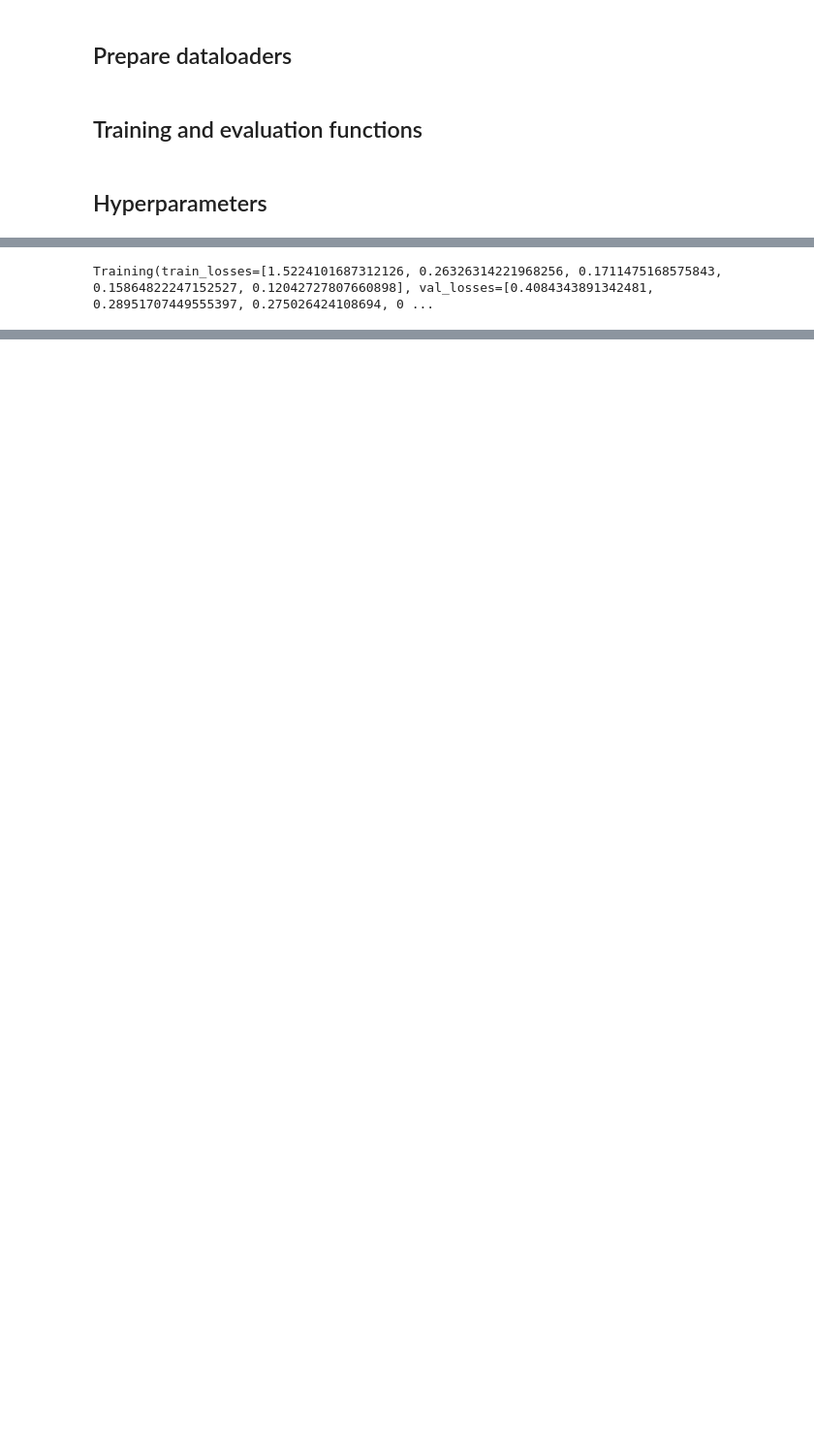
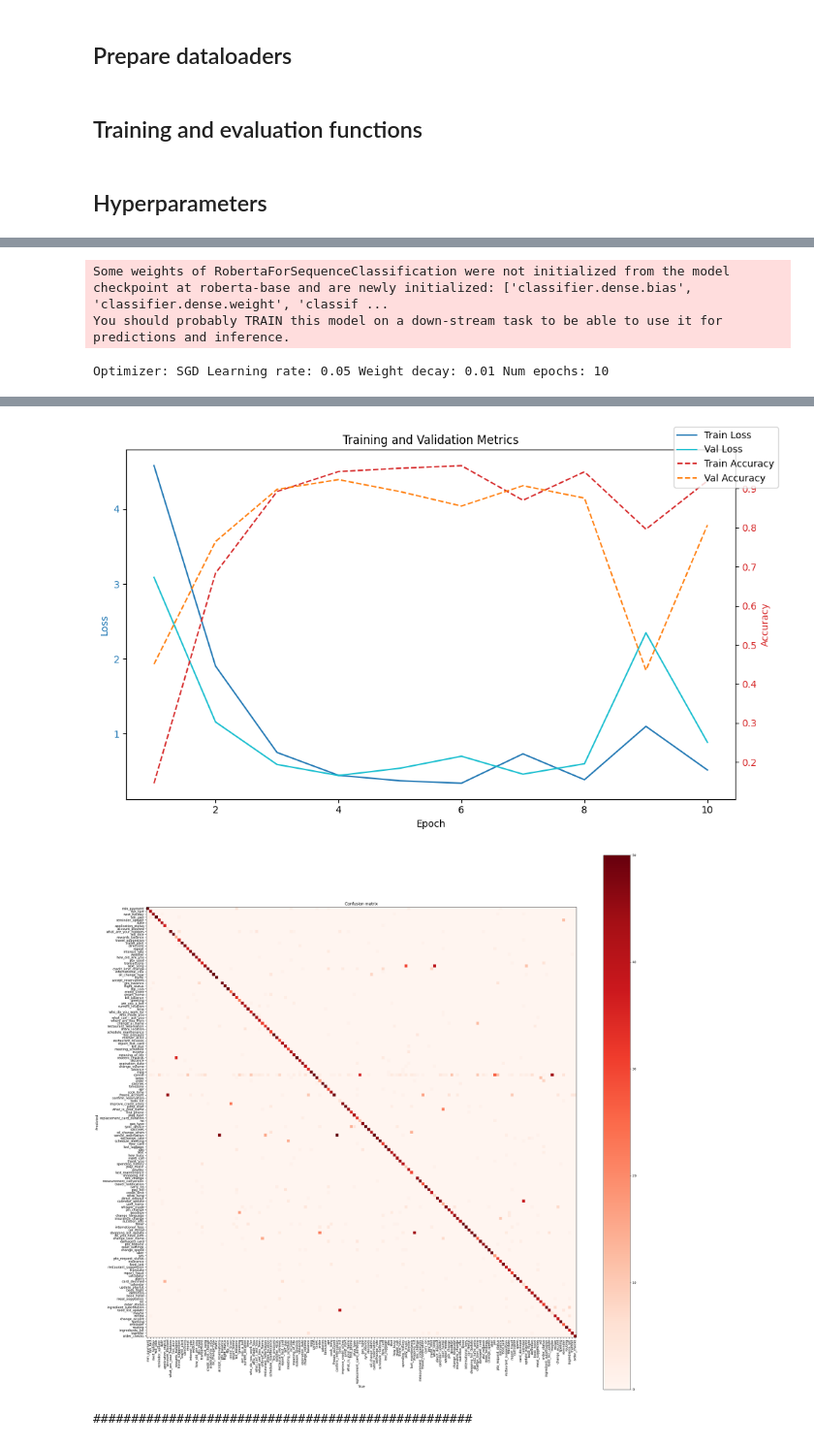
Before and after one commit to rombirli/optiml-text-classification, a Jupyter notebook: main.ipynb, the cells around one changed output, grey strips where cells are left out. Shown at 97% size. Saved outputs shown, nothing was run; the diff lists cells and outputs as text; code cells hidden in the pictures; blank space fills up the shorter version.

Commit message:
added loop that tries different optimizers

```diff
--- a/main.ipynb
+++ b/main.ipynb
@@ -208,6 +210,6 @@ val_dataloader = DataLoader(val_tokenized, batch_size=8, shuffle=False)
 # %%
 test_tokenized = prepare_dataset(test_dataset)
-test_dataloader = DataLoader(test_tokenized, batch_size=8, shuffle=False)
+test_dataloader = DataLoader(test_tokenized, batch_size=128, shuffle=False)
 # %% [markdown]
 ## Training and evaluation functions
 # %%
@@ -304,7 +325,13 @@ def plot_confusion_matrix(confusion_matrix):
     plt.show()
 # %% [markdown]
 ## Hyperparameters
+# %%
+@dataclass
+class TrainingConfig:
+    optimizer: '(params, lr, weight_decay) -> Optimizer'
+    num_epochs: int
+    learning_rate: float
+    weight_decay: float
 # %%
-num_epochs = 5
-learning_rate = 5e-5
-_optimizer = optim.AdamW
+num_epochs = 10
+weight_decay = 1e-2
@@ -313,12 +362,43 @@ _optimizer = optim.AdamW
-# %%
-optimizer = _optimizer(model.parameters(), lr=learning_rate)
 # %%
-training = train(model=model,
-                 train_dataloader=train_dataloader,
-                 val_dataloader=val_dataloader,
-                 optimizer=optimizer,
-                 scheduler=None,
-                 num_epochs=num_epochs)
-training
+for opt_name, config in configs.items():
+    # set seed for reproducibility
+    seed_everything(seed)
+
+    # reload the original model
+    model = RobertaForSequenceClassification.from_pretrained(model_name, num_labels=num_labels).to(device)
+
+    optimizer = config.optimizer(model.parameters(), lr=config.learning_rate, weight_decay=config.weight_decay)
+
+    print(f'Optimizer: {opt_name}', 'Learning rate:', config.learning_rate, 'Weight decay:', config.weight_decay, 'Num epochs:', config.num_epochs)
+
+    training = train(model=model,
+                     train_dataloader=train_dataloader,
+                     val_dataloader=val_dataloader,
+                     optimizer=optimizer,
+                     scheduler=None,
+                     num_epochs=config.num_epochs)
+
+    evaluation = evaluate(model, test_dataloader)
+
+    print(f'Validation accuracy: {evaluation.accuracy}')
+    print(f'Validation loss: {evaluation.loss}')
+
+    plot_training(training)
+    plot_confusion_matrix(evaluation.confusion_matrix)
+
+    # save the model
+    torch.save(model.state_dict(), f'roberta_{opt_name}.pt')
+
+    # release the memory
+    del model
+    del optimizer
+    del training
+    del evaluation
+    gc.collect()
+    torch.cuda.empty_cache()
+
+    print('#' * 50)
 # %% [output]
-Training(train_losses=[1.5224101687312126, 0.26326314221968256, 0.1711475168575843, 0.15864822247152527, 0.12042727807660898], val_losses=[0.4084343891342481, 0.28951707449555397, 0.275026424108694, 0 ...
+Some weights of RobertaForSequenceClassification were not initialized from the model checkpoint at roberta-base and are newly initialized: ['classifier.dense.bias', 'classifier.dense.weight', 'classif ...
+You should probably TRAIN this model on a down-stream task to be able to use it for predictions and inference.
+Optimizer: SGD Learning rate: 0.05 Weight decay: 0.01 Num epochs: 10
@@ -324,0 +407,3 @@ Training(train_losses=[1.5224101687312126, 0.26326314221968256, 0.17114751685758
+[figure, added]
+[figure, added]
+##################################################
```
Also changed, not shown: parts of 15 cells of this notebook.
